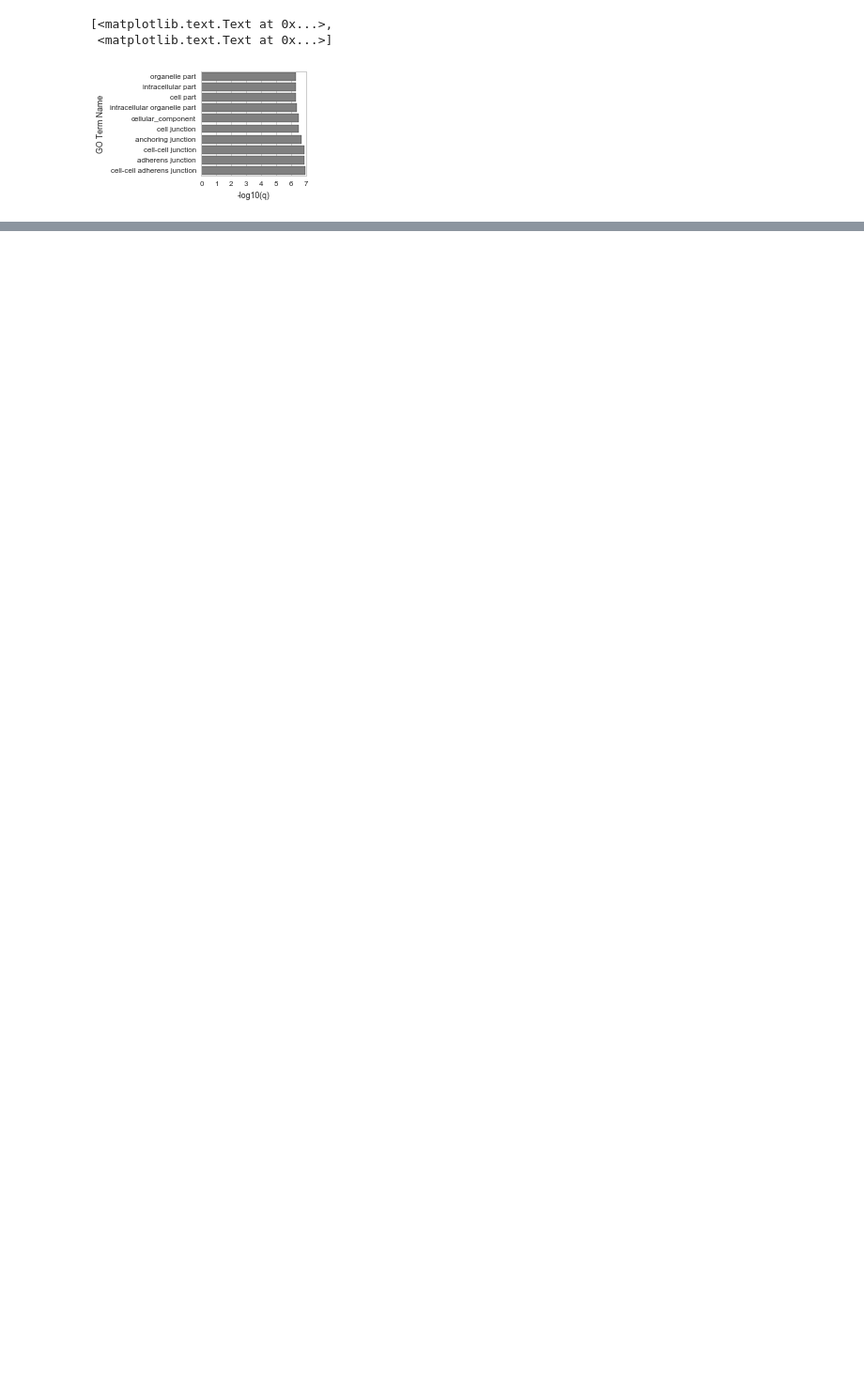
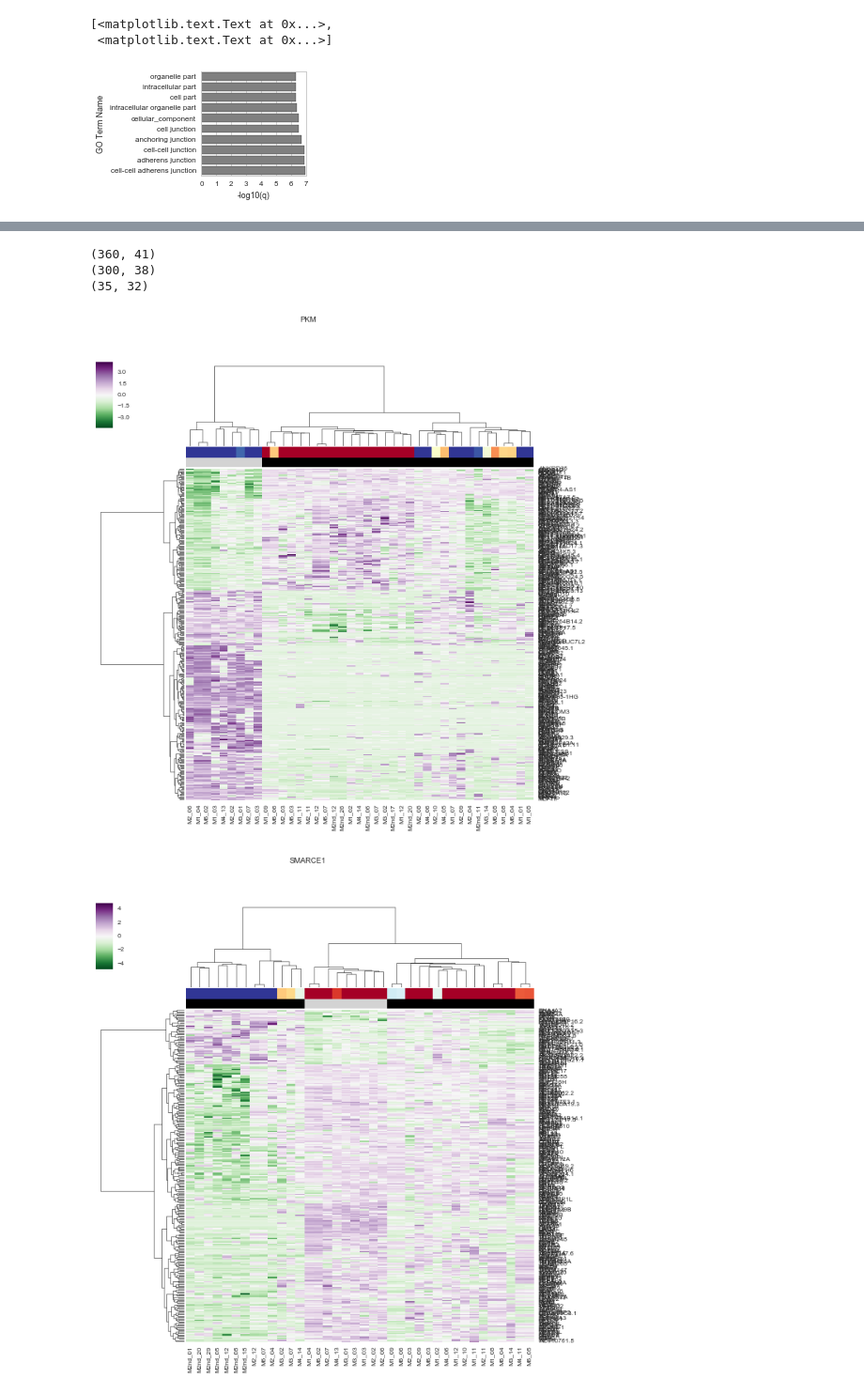
Before and after one commit to YeoLab/singlecell_pnm, a Jupyter notebook: 6._Figure_6/007_dig_into_correlations.ipynb, the cells around one changed output, grey strips where cells are left out. Shown at 94% size. Saved outputs shown, nothing was run; the diff lists cells and outputs as text; code cells hidden in the pictures; blank space fills up the shorter version.

Commit message:
add everything from figure 6

```diff
--- a/6._Figure_6/007_dig_into_correlations.ipynb
+++ b/6._Figure_6/007_dig_into_correlations.ipynb
@@ -556,7 +600,7 @@ for (splicing_gene, direction), df in correlations_filtered_symbols.groupby(['Sp
     print(splicing_gene, direction, go_results.shape)
 
     # IF all have p-value = 1... then at least filter for ones that appeared more than once
-    if (go_enrichment_top['-log10(q)'] == 0.0).all():
+    if (go_results['-log10(q)'] <= 0).all():
         go_results = go_results.query('study_count > 1')
     else:
         rows = go_results['-log10(q)'] > 0
@@ -599,0 +666,13 @@ ValueError: min() arg is an empty sequence
+# %%
+for splicing_gene, df in correlations_filtered_symbols.groupby(['Splicing Gene']):
+    expression_subset =
+# %%
+pkm_event = 'exon:chr15:72499069-72499221:-@exon:chr15:72495363-72495529:-@exon:chr15:72494795-72494961:-@exon:chr15:72492815-72492996:-'
+snap25_event = 'exon:chr20:10265372-10265420:+@exon:chr20:10273530-10273647:+@exon:chr20:10273809-10273926:+@exon:chr20:10277573-10277698:+'
+smarce1_event = 'exon:chr17:38801828-38801871:-@exon:chr17:38798707-38798811:-@exon:chr17:38793744-38793824:-'
+
+splicing_events = {'PKM': pkm_event, 'SNAP25': snap25_event, 'SMARCE1': smarce1_event}
+splicing_to_correlate = pd.DataFrame(dict((gene, study.splicing.data.loc[motor_neurons_metadata.index, event_id].dropna())
+                                          for gene, event_id in splicing_events.items()))
+print(splicing_to_correlate.shape)
+splicing_to_correlate.head()
@@ -599,0 +687,35 @@ ValueError: min() arg is an empty sequence
+# %%
+import matplotlib as mpl
+
+cmap = mpl.cm.RdYlBu_r
+# %%
+clustergrids = {}
+
+for splicing_gene, df in correlations_filtered_symbols.groupby(['Splicing Gene']):
+
+    gene_ids = df['Expression Gene']
+
+    splicing = splicing_to_correlate[splicing_gene].dropna()
+
+    subset = motor_neurons_expression.loc[splicing.index, gene_ids]
+    yticklabels = study.expression.feature_data.loc[subset.columns, 'gene_name']
+    subset = subset.T
+    print(subset.shape)
+
+    psi_color = [cmap(float(splicing[sample_id])) for sample_id in subset.columns]
+    side_colors = [psi_color, outlier_colors[subset.columns]]
+
+    g = sns.clustermap(subset, col_colors=side_colors, method='ward', z_score=0,
+                       cmap='PRGn_r', yticklabels=yticklabels)
+    plt.setp(g.ax_heatmap.get_yticklabels(), rotation=0)
+    g.fig.suptitle(splicing_gene)
+    g.savefig('{folder}/{splicing_gene}_correlated_genes_clustermap_zscores.pdf'.format(
+            folder=folder, splicing_gene=splicing_gene))
+
+    clustergrids[splicing_gene] = g
+# %% [output]
+(360, 41)
+(300, 38)
+(35, 32)
+[figure, added]
+[figure, added]
```
Also changed, not shown: parts of 26 cells of this notebook, 5 other files.
